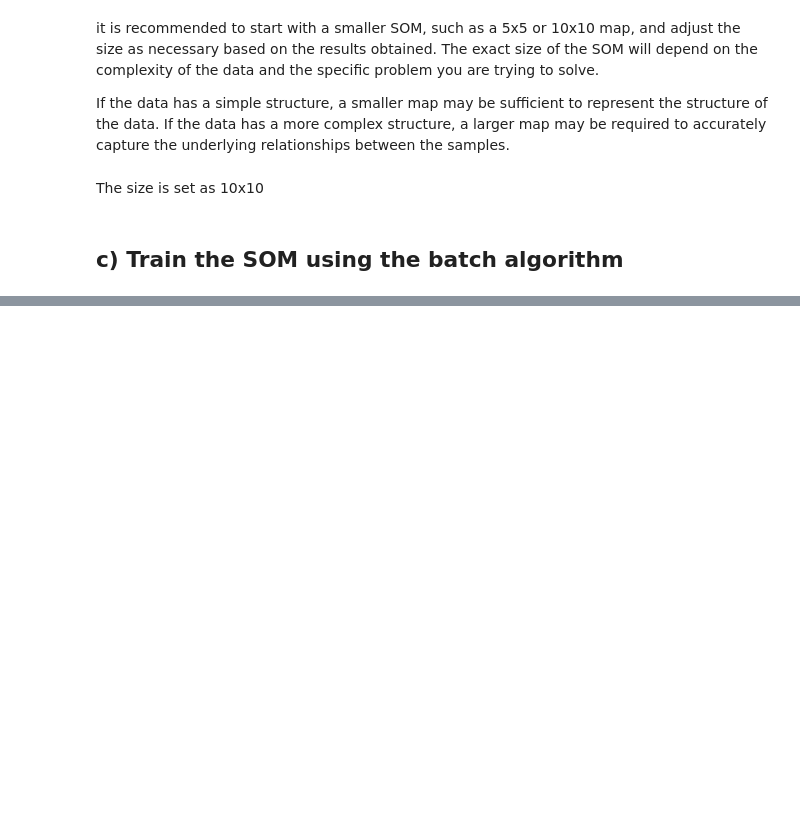
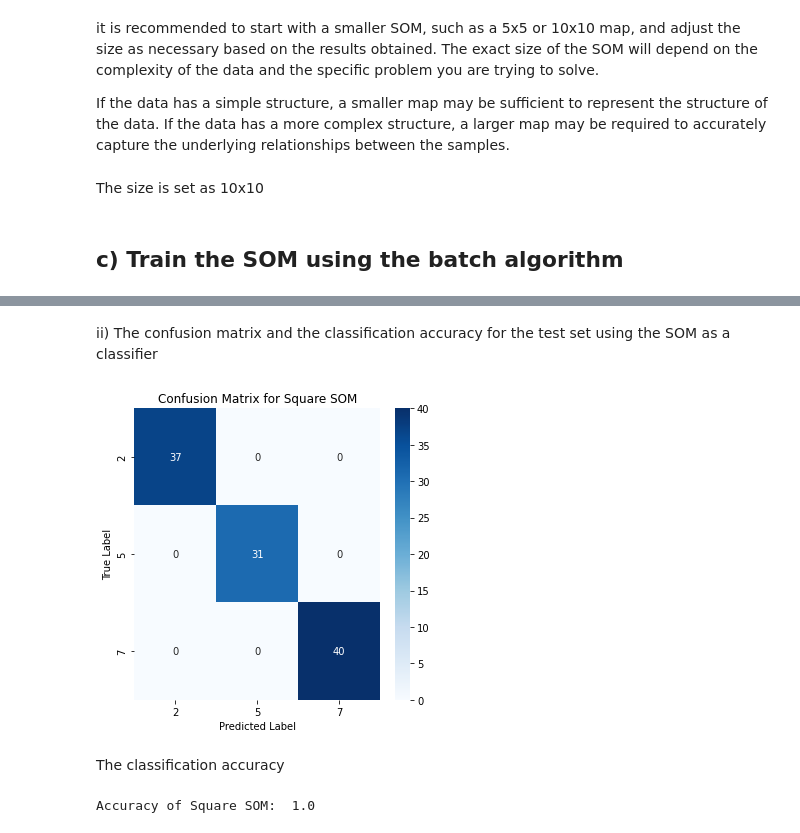
Before and after one commit to melihkurtaran/MachineLearning, a Jupyter notebook: SelfOrganizingMaps/SelfOrganizingMaps.ipynb, the cells around one changed output, grey strips where cells are left out. Drawn from its saved outputs; the diff is of its cells as text; code cells hidden in the pictures; blank space fills up the shorter version.

```diff
--- a/SelfOrganizingMaps/SelfOrganizingMaps.ipynb
+++ b/SelfOrganizingMaps/SelfOrganizingMaps.ipynb
@@ -187,0 +302,32 @@ The size is set as 10x10
+# %% [markdown]
+ii) The confusion matrix and the classification accuracy for the test set using the SOM as a classifier
+# %%
+# calculate confusion matrices
+y_pred = classify(square_som, X_test)
+cm_square_som = confusion_matrix(y_test, y_pred)
+
+class_names = np.unique(y_train)
+
+# create dataframe for confusion matrix
+df = pd.DataFrame(cm_square_som, index = class_names, columns = class_names)
+
+# plot confusion matrix using seaborn
+fig, ax = plt.subplots(nrows=1, ncols=1, figsize=(5, 5))
+sns.heatmap(df, annot=True, cmap='Blues', fmt='d', ax=ax)
+
+# set title and labels
+ax.set_title('Confusion Matrix for Square SOM')
+ax.set_xlabel('Predicted Label')
+ax.set_ylabel('True Label')
+
+plt.tight_layout()
+plt.show()
+# %% [output]
+[figure, added]
+# %% [markdown]
+The classification accuracy
+# %%
+accuracy_square_som = np.trace(cm_square_som) / np.sum(cm_square_som)
+print("Accuracy of Square SOM: ", accuracy_square_som)
+# %% [output]
+Accuracy of Square SOM:  1.0
```
Also changed, not shown: parts of 20 cells of this notebook.
